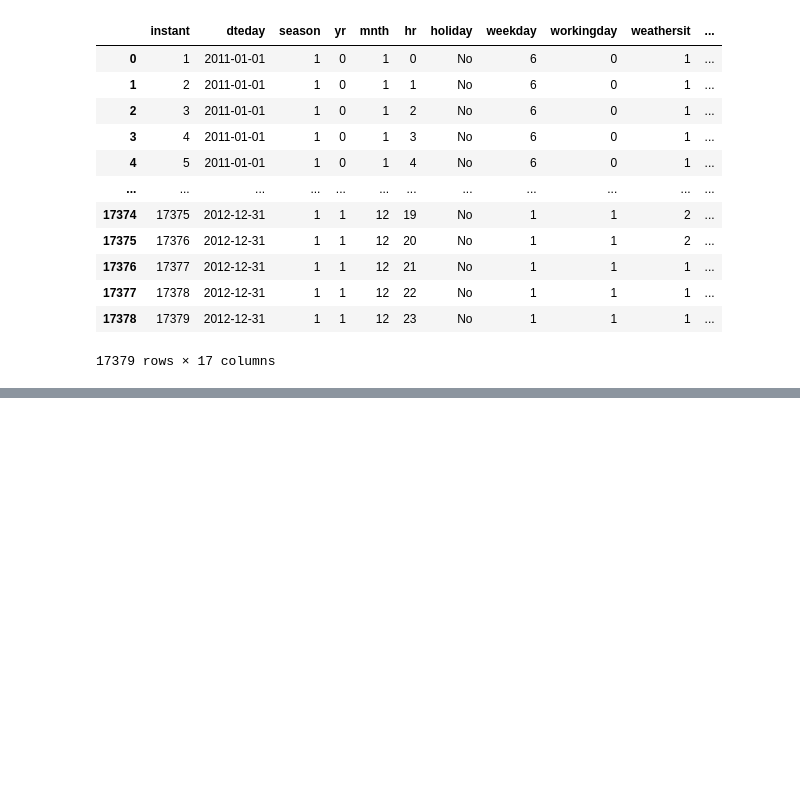
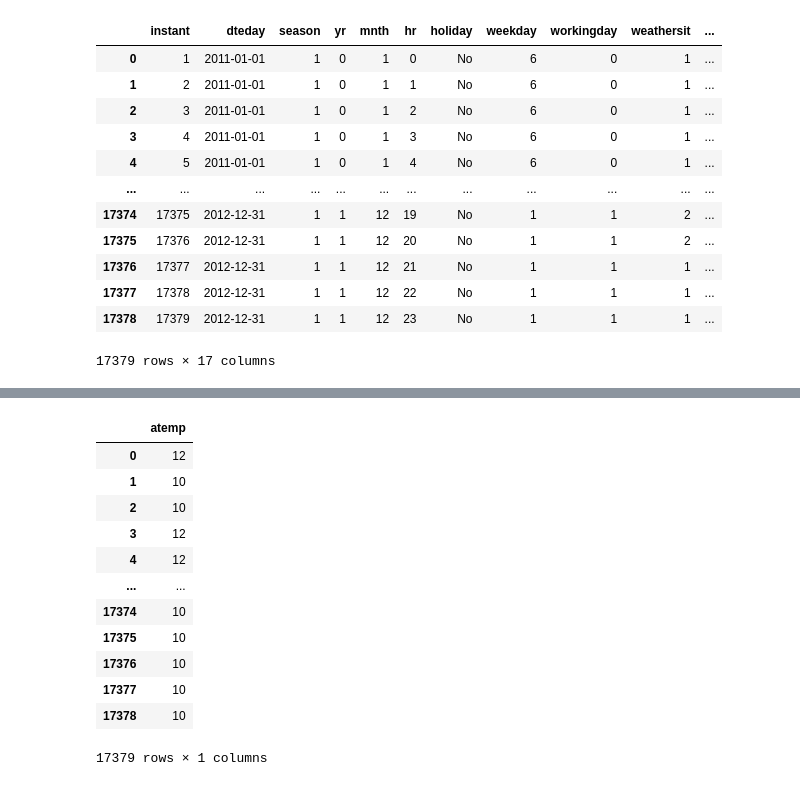
Before and after one commit to movifu1982/Bike-project, a Jupyter notebook: bike 1.ipynb, the cells around one changed output, grey strips where cells are left out. Cells and saved outputs as stored; diff of their text form; code cells hidden in the pictures; blank space fills up the shorter version.

```diff
--- a/bike 1.ipynb
+++ b/bike 1.ipynb
@@ -229,0 +225,3 @@ bike_hour
+# %%
+new_atemp = bike_hour["atemp"]
+new_atemp
@@ -229,0 +294,8 @@ bike_hour
+# %%
+#I need to change the temperature, times 40.
+
+
+
+mod_atemp = np.ceil(new_atemp*66 - 8).astype(int)
+
+mod_atemp
@@ -229,0 +384,18 @@ bike_hour
+# %%
+new_Acorr = pd.DataFrame(mod_atemp)
+
+new_Acorr
+# %% [output]
+|  | atemp |
+| 0 | 12 |
+| 1 | 10 |
+| 2 | 10 |
+| 3 | 12 |
+| 4 | 12 |
+| ... | ... |
+| 17374 | 10 |
+| 17375 | 10 |
+| 17376 | 10 |
+| 17377 | 10 |
+| 17378 | 10 |
+17379 rows × 1 columns
```
Also changed, not shown: parts of 34 cells of this notebook.
